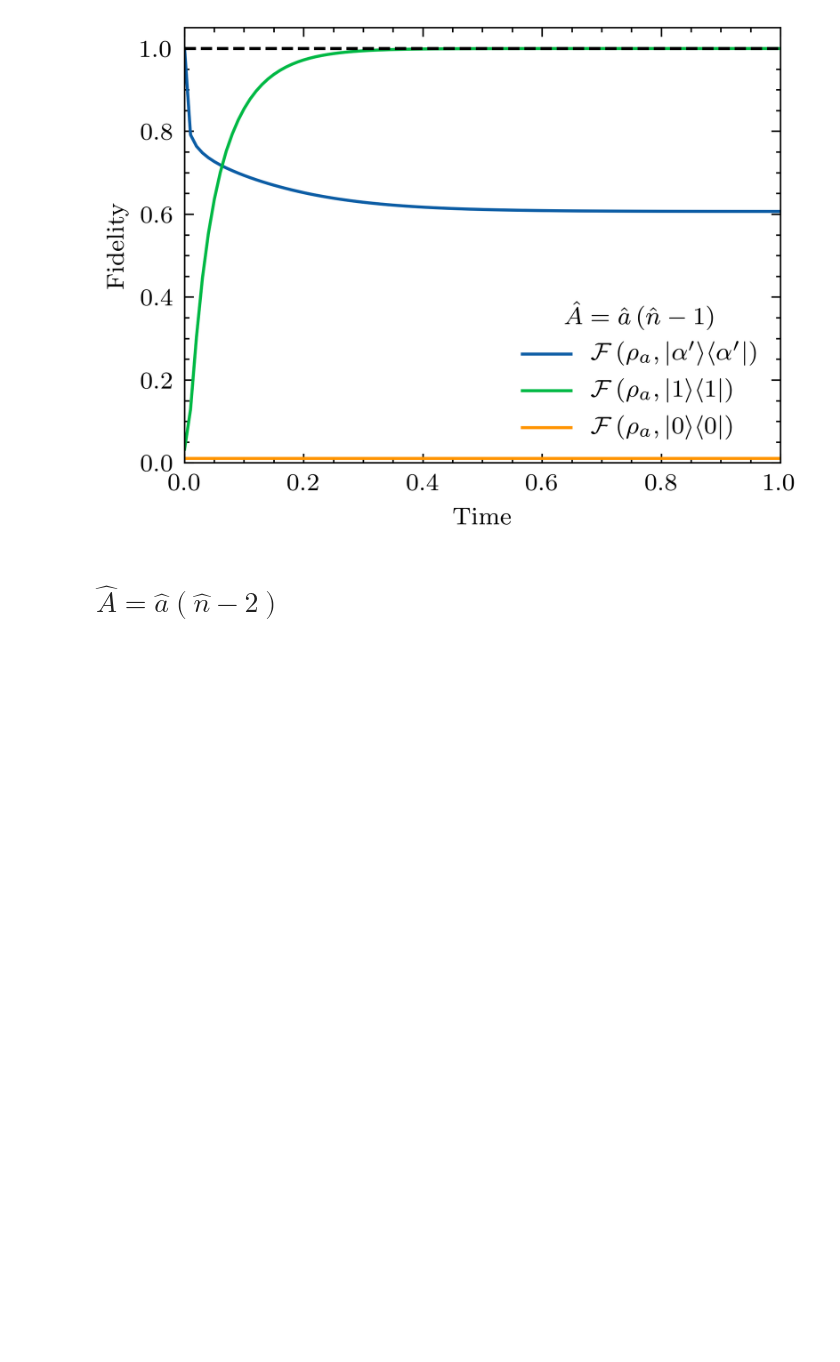
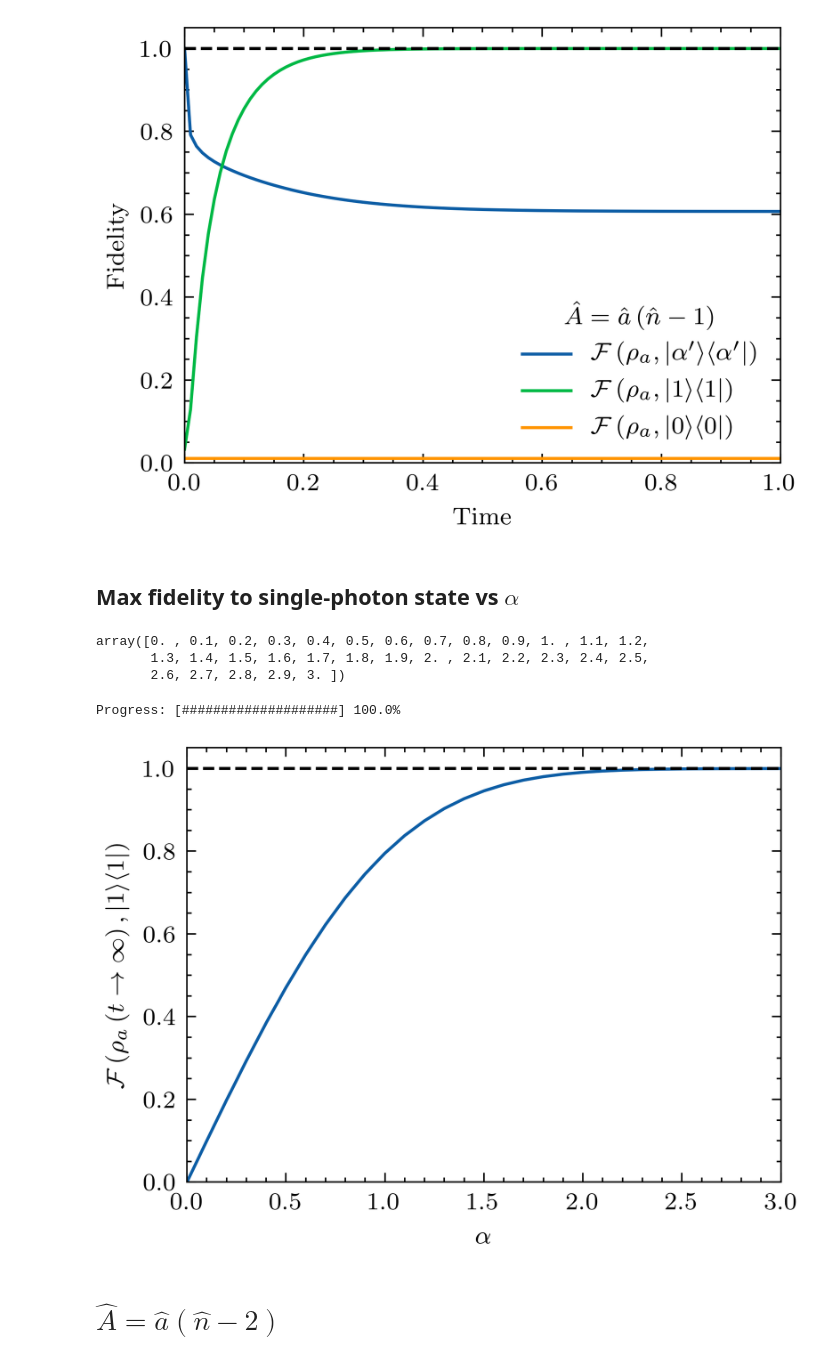
Before and after one commit to mtqoi/Thesis, a Jupyter notebook: Images/phog/PhoG_single_mode_model_graphs_(section_2).ipynb, the cells around one changed output. Saved outputs shown, nothing was run; the diff lists cells and outputs as text; code cells hidden in the pictures; blank space fills up the shorter version.

Commit message:
Added lots of figures and discussion to section 3 - including loss.

```diff
--- a/Images/phog/PhoG_single_mode_model_graphs_(section_2).ipynb
+++ b/Images/phog/PhoG_single_mode_model_graphs_(section_2).ipynb
@@ -464,5 +486,59 @@ ax.legend(title = "$\\hat{A} = \\hat{a}\\left(\\hat{n}-1\\right)$", loc=0)
 # %% [output]
 <matplotlib.legend.Legend at 0x...>
 [figure]
+# %% [markdown]
+## Max fidelity to single-photon state vs $\alpha$
+# %%
+options = qt.Options(nsteps=10000)
+N = 35
+tlist = np.linspace(0, 0.5, 51)
+gamma = 8.0
+omega = 0.0
+
+a = qt.destroy(N)
+n = qt.num(N)
+ad = a.dag()
+
+H = omega * ad * a
+
+def ncl_fidelity_to_single_photon(alphain):
+    psi0 = qt.coherent(N, alphain, method="operator")
+    coplist = [np.sqrt(gamma) * a * (n-1)]
+    result = qt.mesolve(H, psi0, tlist, coplist, [], options=options)
+    return qt.fidelity(result.states[-1], qt.fock(N, 1))
+# %%
+alist = np.arange(0.0, 3.1, 0.1)
+# ncl_fidelity_to_single_photon(3.0)
+alist
+# %% [output]
+array([0. , 0.1, 0.2, 0.3, 0.4, 0.5, 0.6, 0.7, 0.8, 0.9, 1. , 1.1, 1.2,
+       1.3, 1.4, 1.5, 1.6, 1.7, 1.8, 1.9, 2. , 2.1, 2.2, 2.3, 2.4, 2.5,
+       2.6, 2.7, 2.8, 2.9, 3. ])
+# %%
+fidlist = []
+for idx, val in enumerate(alist):
+    fidlist.append(ncl_fidelity_to_single_photon(val))
+    update_progress(idx / len(alist))
+update_progress(1)
+# %% [output]
+Progress: [####################] 100.0%
+# %%
+const_list_1 = np.full(len(alist), 1)
+
+fig, ax = plt.subplots()
+
+ax.plot(alist, fidlist, label="$\\gamma = 8.0$")
+ax.plot(alist, const_list_1, color="black", linestyle="--")
+ax.autoscale(tight=True)
+ax.set(xlabel="$\\alpha$")
+ax.set(ylabel="$\\mathcal{F}\\left(\\rho_a\\left( t \\rightarrow \\infty \\right), |1\\rangle\\langle 1|\\right)$")
+# ax.legend(title = "$\\hat{A} = \\hat{a}\\left(\\hat{n}-1\\right)$", loc=0)
+ax.set_ylim([0, 1.05]);
+ax.set_xlim([0, 3.0]);
+
+fig.savefig("fidelities_ncl1_vs_alpha.pdf")
+fig.savefig("fidelities_ncl1_vs_alpha.png", dpi=300)
+# %% [output]
+[figure, added]
 # %% [markdown]
 # $\hat{A} = \hat{a}\left(\hat{n} - 2\right)$
```
Also changed, not shown: parts of 4 cells of this notebook, 3 other files.
